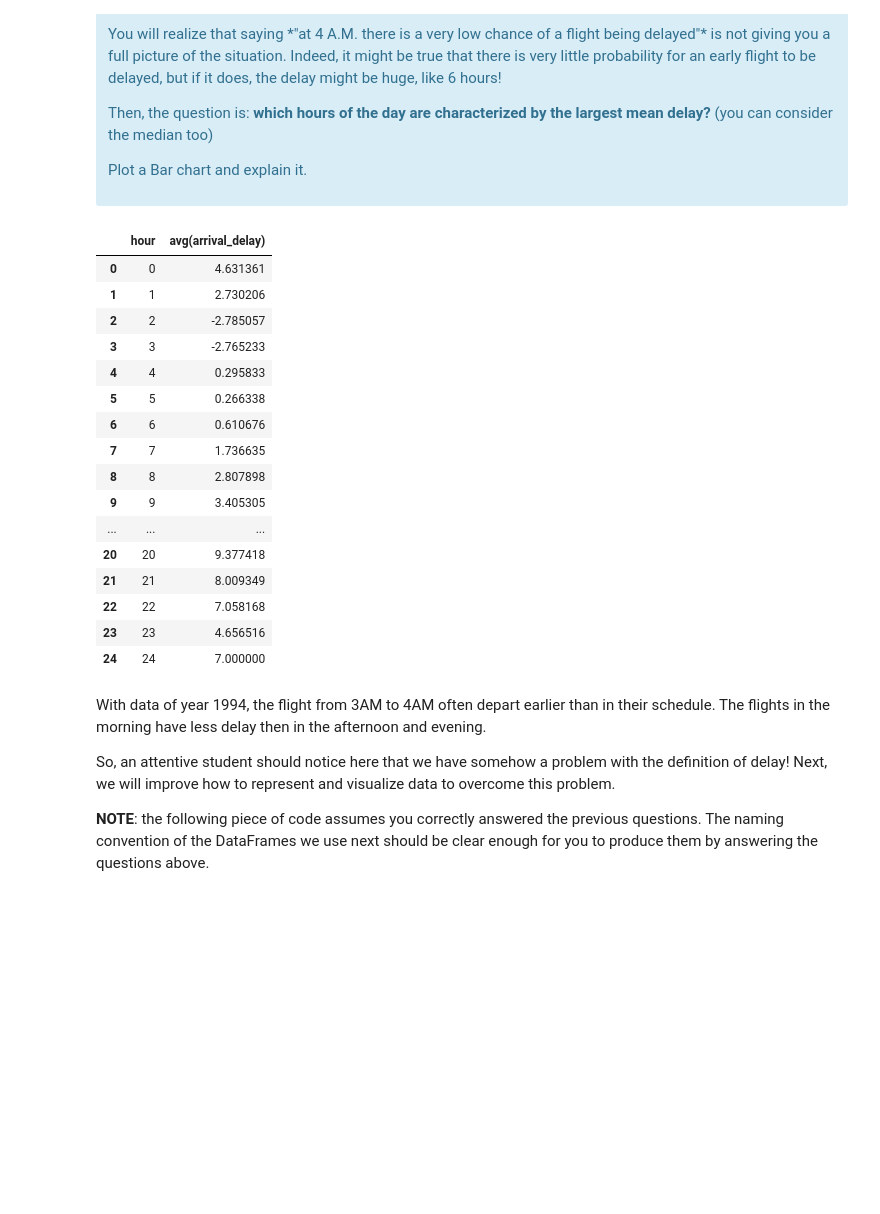
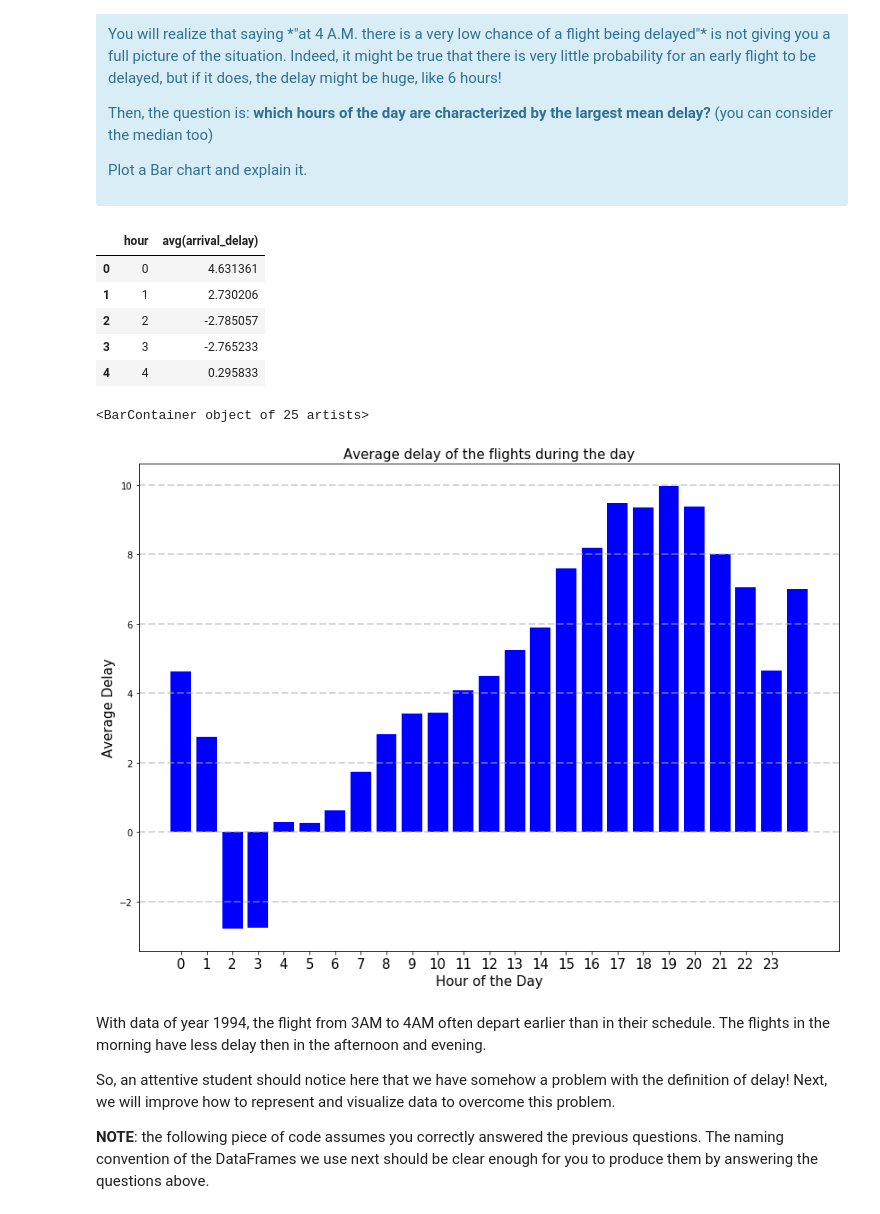
Before and after one commit to kandakji/SparkSQL-Analysis-Aviation-Data, a Jupyter notebook: SPARSQL.ipynb, the cells around one changed output. Drawn from its saved outputs; the diff is of its cells as text; code cells hidden in the pictures; blank space fills up the shorter version.

Commit message:
4.2 : Average delay of the flights during the day

```diff
--- a/SPARSQL.ipynb
+++ b/SPARSQL.ipynb
@@ -980,33 +980,36 @@ Plot a Bar chart and explain it.
 </div>
 # %%
 # average delay per hour
-hour_avg_delay = (
+avg_delay_per_hour = (
     df.groupBy(((df.scheduled_departure_time/100)).cast('int').alias('hour'))
     .avg('arrival_delay')
     .orderBy('hour')
     .toPandas()
 )
 
 
-hour_avg_delay
+avg_delay_per_hour.head()
 # %% [output]
 |  | hour | avg(arrival_delay) |
 | 0 | 0 | 4.631361 |
 | 1 | 1 | 2.730206 |
 | 2 | 2 | -2.785057 |
 | 3 | 3 | -2.765233 |
 | 4 | 4 | 0.295833 |
-| 5 | 5 | 0.266338 |
-| 6 | 6 | 0.610676 |
-| 7 | 7 | 1.736635 |
-| 8 | 8 | 2.807898 |
-| 9 | 9 | 3.405305 |
-| ... | ... | ... |
-| 20 | 20 | 9.377418 |
-| 21 | 21 | 8.009349 |
-| 22 | 22 | 7.058168 |
-| 23 | 23 | 4.656516 |
-| 24 | 24 | 7.000000 |
+# %%
+# plot the percentage of flights in delay per hour
+plt.figure(figsize = (14,10))
+plt.grid(True, axis='y', linestyle='--',alpha = 0.5,linewidth=2)
+plt.title("Average delay of the flights during the day",fontsize=15)
+plt.xlabel("Hour of the Day",fontsize=15)
+plt.ylabel("Average Delay",fontsize=15)
+plt.xticks(np.arange(0,24),fontsize=15)
+plt.bar(avg_delay_per_hour["hour"],
+         avg_delay_per_hour["avg(arrival_delay)"]
+        ,color='b')
+# %% [output]
+<BarContainer object of 25 artists>
+[figure, added]
 # %% [markdown]
 With data of year 1994, the flight from 3AM to 4AM often depart earlier than in their schedule. The flights in the morning have less delay then in the afternoon and evening.
 
```
